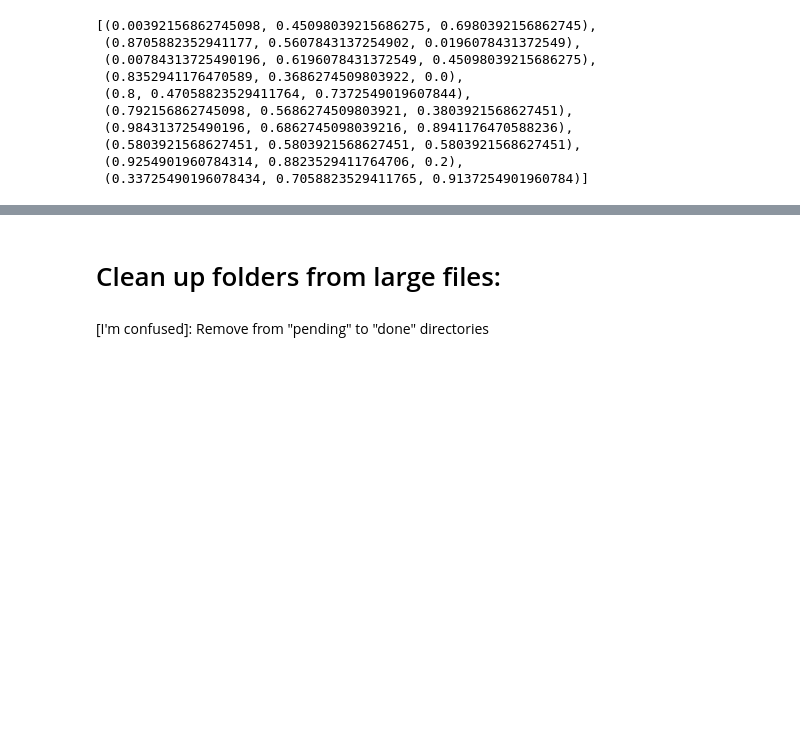
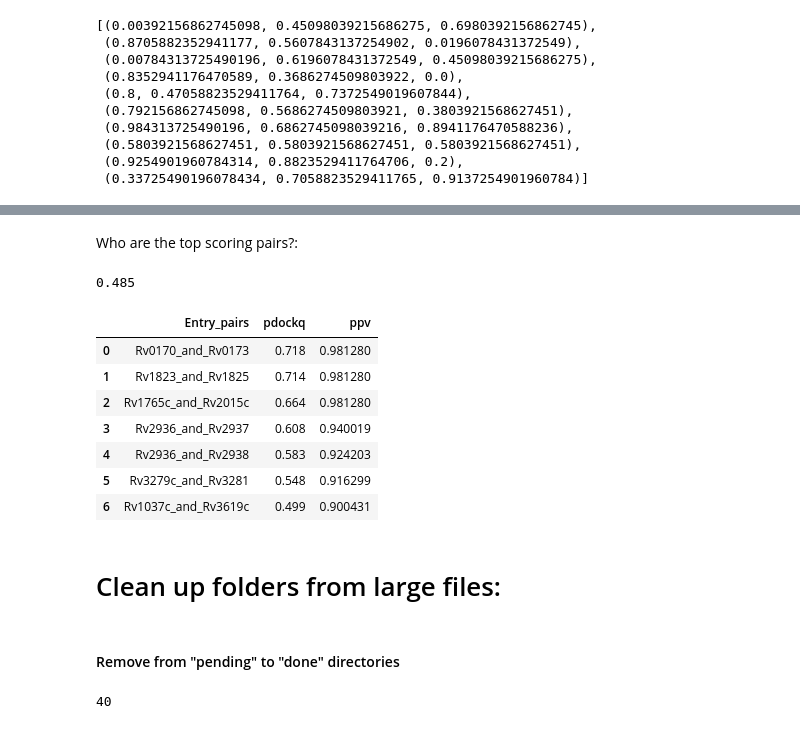
Before and after one commit to ajinich/mtb_tn_db, a Jupyter notebook: ml-standardised_data/scoring_function.ipynb, the cells around one changed output, grey strips where cells are left out. Drawn from its saved outputs; the diff is of its cells as text; code cells hidden in the pictures; blank space fills up the shorter version.

```diff
--- a/ml-standardised_data/scoring_function.ipynb
+++ b/ml-standardised_data/scoring_function.ipynb
@@ -79,3 +132,19 @@ def get_scores(list_fn_pdb, list_fn_plddt, first_alpha=False):
+# %% [markdown]
+Who are the top scoring pairs?:
+# %%
+th_pdockq = df_GLS_rand.pdockq.max()
+print(th_pdockq)
+df_tests[df_tests.pdockq>th_pdockq]
+# %% [output]
+0.485
+|  | Entry_pairs | pdockq | ppv |
+| 0 | Rv0170_and_Rv0173 | 0.718 | 0.981280 |
+| 1 | Rv1823_and_Rv1825 | 0.714 | 0.981280 |
+| 2 | Rv1765c_and_Rv2015c | 0.664 | 0.981280 |
+| 3 | Rv2936_and_Rv2937 | 0.608 | 0.940019 |
+| 4 | Rv2936_and_Rv2938 | 0.583 | 0.924203 |
+| 5 | Rv3279c_and_Rv3281 | 0.548 | 0.916299 |
+| 6 | Rv1037c_and_Rv3619c | 0.499 | 0.900431 |
 # %% [markdown]
 # Clean up folders from large files:
 # %%
@@ -92,7 +161,7 @@ for root, dirs, files in os.walk(mother_dir):
 for fn in list_fn_a3m:
     os.remove(fn)
 # %% [markdown]
-[I'm confused]: Remove from "pending" to "done" directories
+#### Remove from "pending" to "done" directories
 # %%
 source_dir = '/home/ajinich/Dropbox/KyuRhee/unknown_function/unknown_redox/data/GLS_TnSeq_v2/AF_pairs/PENDING/' # this is where the pending fasta files are.
 target_dir = '/home/ajinich/Dropbox/KyuRhee/unknown_function/unknown_redox/data/GLS_TnSeq_v2/AF_pairs/DONE/' # this is where the processed fasta files are moved
@@ -103,4 +172,8 @@ list_result_dir = [d.split('.')[0] for d in os.listdir(results_dir)]
 
 list_to_move_src = [os.path.join(source_dir, fn+'.fasta') for fn in list_source_fn if fn in list_result_dir]
 list_to_move_target = [os.path.join(target_dir, fn+'.fasta') for fn in list_source_fn if fn in list_result_dir]
+
+len(list_to_move_target)
+# %% [output]
+40
 # %%
```
Also changed, not shown: parts of 12 cells of this notebook, 2 other files.
